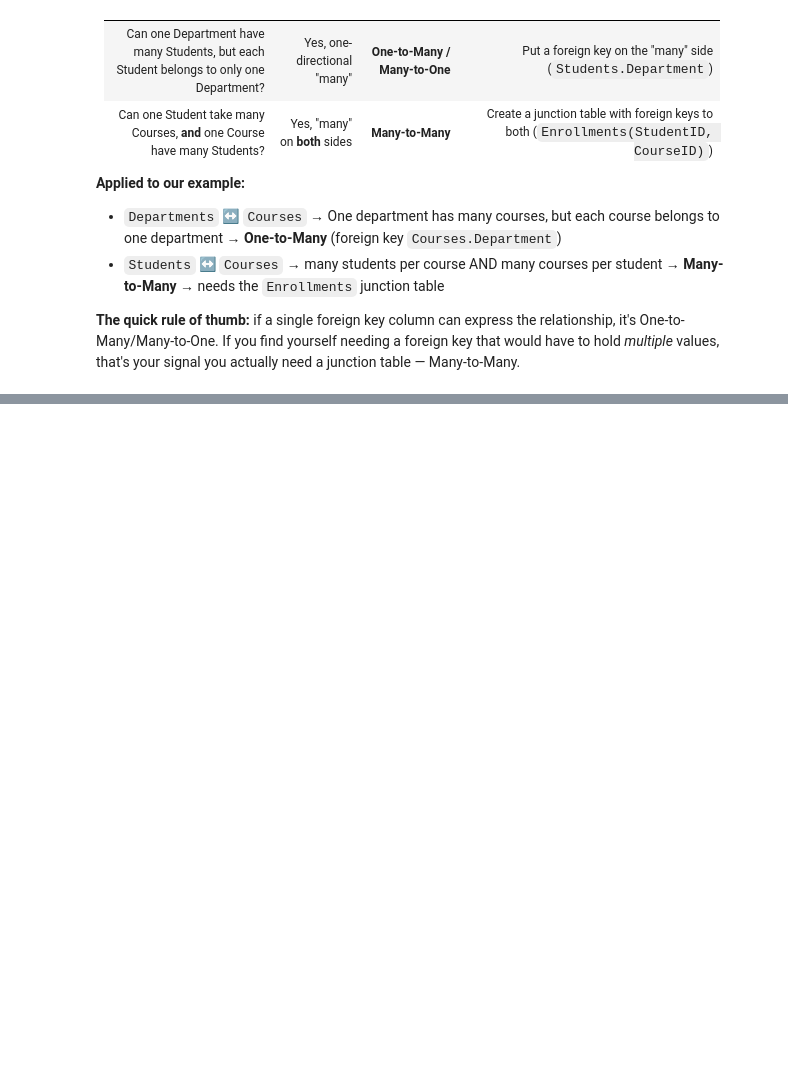
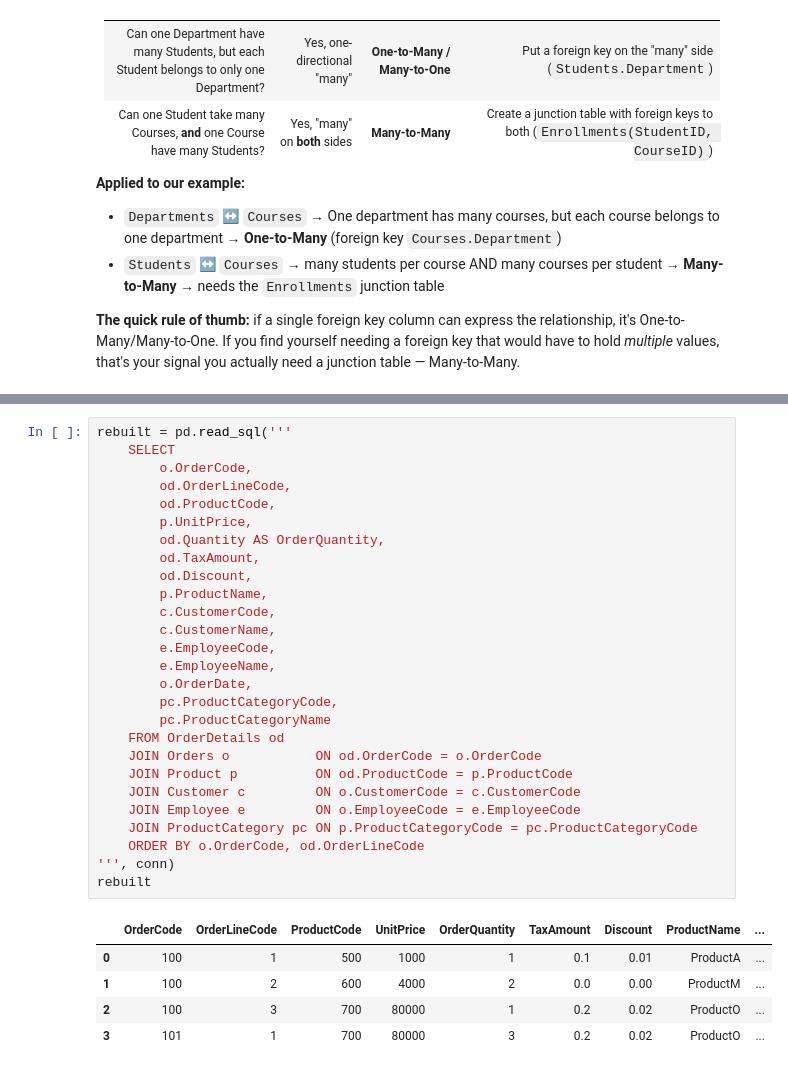
Before and after one commit to FatemeTaroodi/Data-Scientist-Comprehensive-Data-Science-Course, a Jupyter notebook: 01-SQL-Server/01-Introduction-to-Databases.ipynb, the cells around one changed output, grey strips where cells are left out. Cells and saved outputs as stored; diff of their text form; blank space fills up the shorter version.

```diff
--- a/01-SQL-Server/01-Introduction-to-Databases.ipynb
+++ b/01-SQL-Server/01-Introduction-to-Databases.ipynb
@@ -562,0 +896,33 @@ Once tables are split, ask this for **each pair** of tables: *"Can one row on Si
+# %%
+rebuilt = pd.read_sql('''
+    SELECT
+        o.OrderCode,
+        od.OrderLineCode,
+        od.ProductCode,
+        p.UnitPrice,
+        od.Quantity AS OrderQuantity,
+        od.TaxAmount,
+        od.Discount,
+        p.ProductName,
+        c.CustomerCode,
+        c.CustomerName,
+        e.EmployeeCode,
+        e.EmployeeName,
+        o.OrderDate,
+        pc.ProductCategoryCode,
+        pc.ProductCategoryName
+    FROM OrderDetails od
+    JOIN Orders o           ON od.OrderCode = o.OrderCode
+    JOIN Product p          ON od.ProductCode = p.ProductCode
+    JOIN Customer c         ON o.CustomerCode = c.CustomerCode
+    JOIN Employee e         ON o.EmployeeCode = e.EmployeeCode
+    JOIN ProductCategory pc ON p.ProductCategoryCode = pc.ProductCategoryCode
+    ORDER BY o.OrderCode, od.OrderLineCode
+''', conn)
+rebuilt
+# %% [output]
+|  | OrderCode | OrderLineCode | ProductCode | UnitPrice | OrderQuantity | TaxAmount | Discount | ProductName | ... |
+| 0 | 100 | 1 | 500 | 1000 | 1 | 0.1 | 0.01 | ProductA | ... |
+| 1 | 100 | 2 | 600 | 4000 | 2 | 0.0 | 0.00 | ProductM | ... |
+| 2 | 100 | 3 | 700 | 80000 | 1 | 0.2 | 0.02 | ProductO | ... |
+| 3 | 101 | 1 | 700 | 80000 | 3 | 0.2 | 0.02 | ProductO | ... |
```
Also changed, not shown: parts of 62 cells of this notebook.
